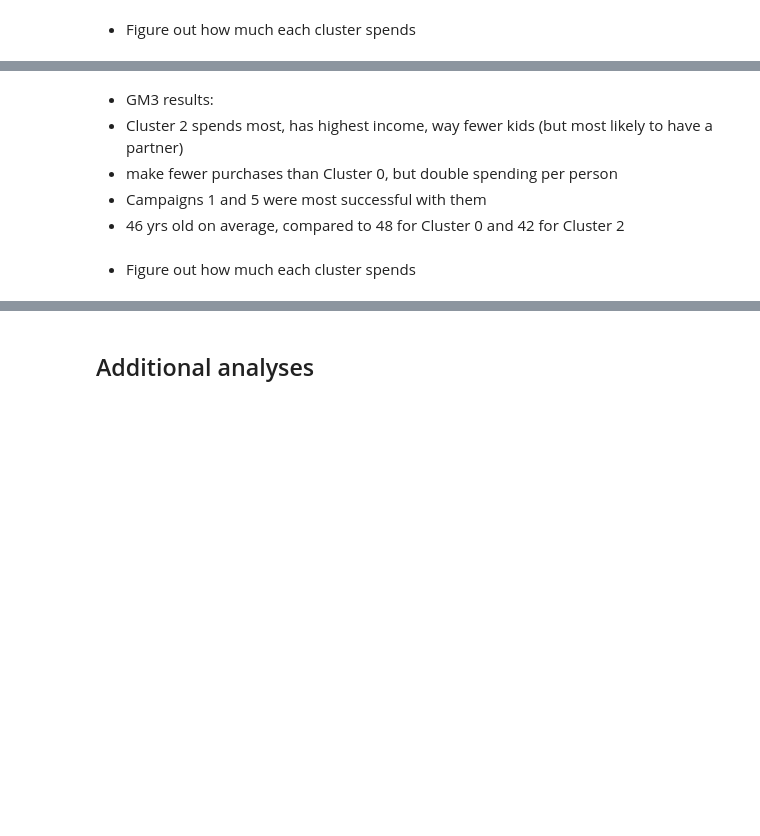
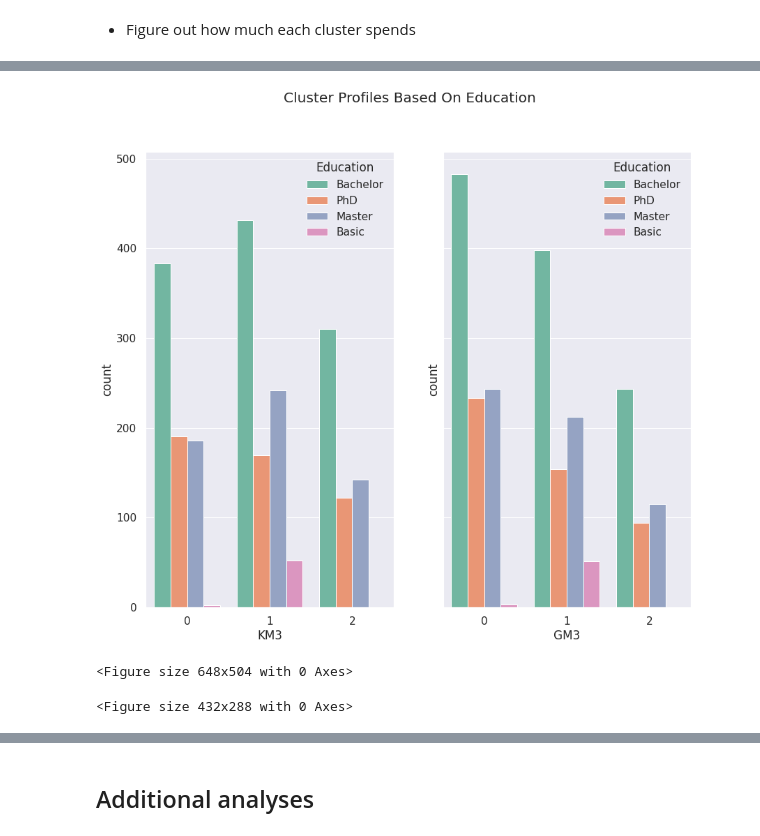
Before and after one commit to dapopov-st/store-customer-segmentation, a Jupyter notebook: 004_AnalysisKM.ipynb, the cells around one changed output, grey strips where cells are left out. Cells and saved outputs as stored; diff of their text form; code cells hidden in the pictures; blank space fills up the shorter version.

Commit message:
place cluster graphs side-by-side

```diff
--- a/004_AnalysisKM.ipynb
+++ b/004_AnalysisKM.ipynb
@@ -161,8 +164,37 @@ groupsByCluster.agg(['sum','mean', 'min', 'max', 'std'])
-# %% [markdown]
-- GM3 results:
-- Cluster 2 spends most, has highest income, way fewer kids (but most likely to have a partner)
-- make fewer purchases than Cluster 0, but double spending per person
-- Campaigns 1 and 5 were most successful with them
-- 46 yrs old on average, compared to 48 for Cluster 0  and 42 for Cluster 2
-# %% [markdown]
-- Figure out how much each cluster spends
+# %%
+
+sns.set(font_scale=1.4)
+def box_plots(data,cluster_lab1="KM3",cluster_lab2="GM3",y="NumWebPurchases",y_lab=None):
+    fig, (ax0,ax1) = plt.subplots(nrows=1,ncols=2, sharey=True, figsize=(14,10))
+
+    sns.boxplot(data=data,ax=ax0,x=cluster_lab1, y=y)
+    sns.boxplot(data=data,ax=ax1,x=cluster_lab2, y=y)#,order=[2,1,0])
+
+    sns.despine(offset=10, trim=True)
+    ax0.set(xlabel=f'Cluster labels for {cluster_lab1}')
+    ax1.set(xlabel=f'Cluster labels for {cluster_lab2}')
+
+    #plt.title(f'Cluster labels for {y}')
+    plt.suptitle(f'Cluster labels for {y_lab}')
+
+    plt.show()
+    plt.clf() #clear figure
+# %%
+def bar_charts(data,cluster_lab1="KM3",cluster_lab2="GM3",y="Education"):
+    fig, (ax0,ax1) = plt.subplots(nrows=1,ncols=2, sharey=True, figsize=(14,12))
+
+    plt.figure(figsize=(9, 7))
+    palette=sns.color_palette("Set2")
+    sns.countplot(data=data,ax=ax0,x=cluster_lab1,hue=y, palette = palette)
+    sns.countplot(data=data,ax=ax1,x=cluster_lab2,hue=y, palette = palette)
+
+    fig.suptitle(f"Cluster Profiles Based On {y}")
+    #plt.legend()
+    plt.show()
+    plt.clf()
+# %%
+bar_charts(data,cluster_lab1="KM3",cluster_lab2="GM3",y="Education")
+# %% [output]
+[figure, added]
+<Figure size 648x504 with 0 Axes>
+<Figure size 432x288 with 0 Axes>
```
Also changed, not shown: parts of 21 cells of this notebook, 2 other files.
